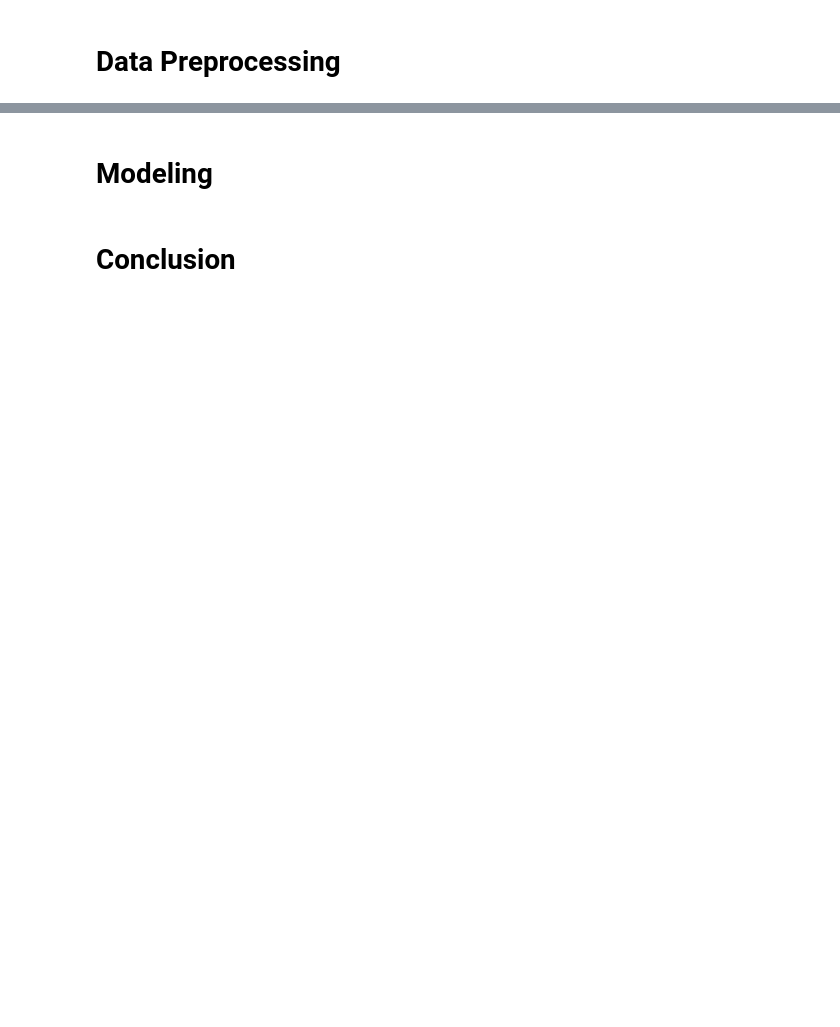
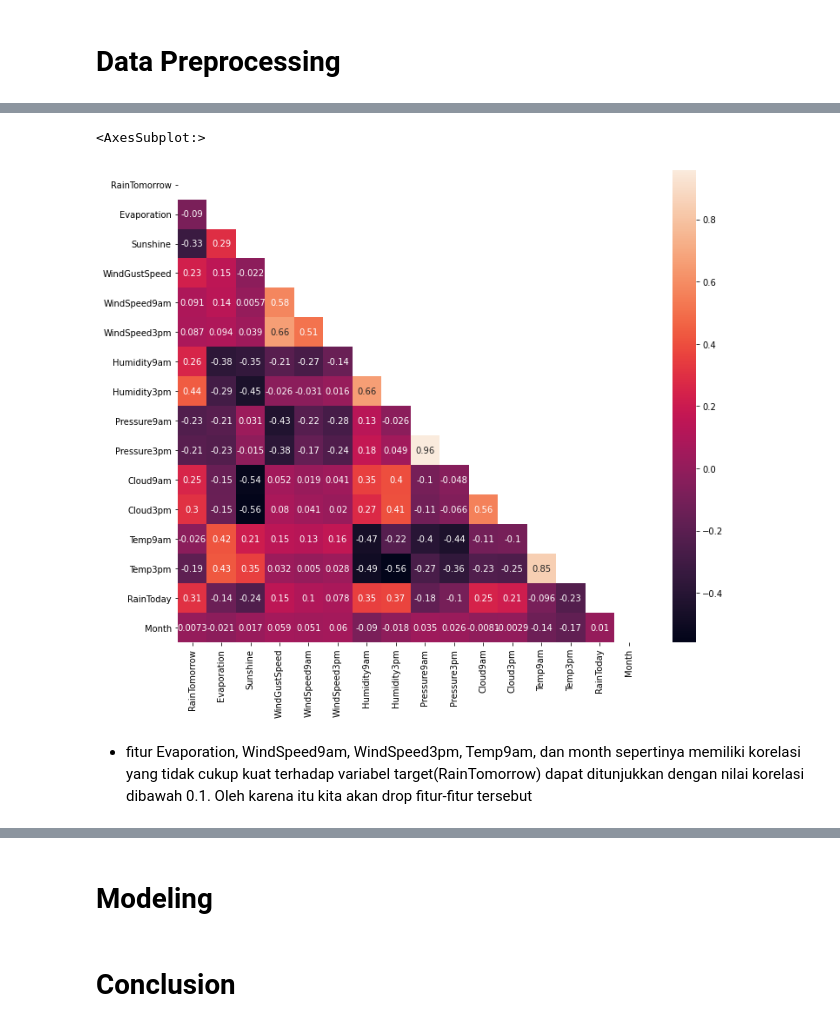
Before and after one commit to safiraauliar/FinalProject2-LogistikRegression-SVM-kelompok1, a Jupyter notebook: PYTN_KampusMerdeka_fp2.ipynb, the cells around one changed output, grey strips where cells are left out. Cells and saved outputs as stored; diff of their text form; code cells hidden in the pictures; blank space fills up the shorter version.

```diff
--- a/PYTN_KampusMerdeka_fp2.ipynb
+++ b/PYTN_KampusMerdeka_fp2.ipynb
@@ -269,0 +419,5 @@ px.scatter(df.sample(5000), x='Temp3pm', y='Humidity3pm',
+# %%
+#Encoding semua kolom bertipe cateogory dengan onehot encoder
+from sklearn.preprocessing import OneHotEncoder
+categorical_cols = df.select_dtypes(include=['object','category']).columns.tolist()
+print(categorical_cols)
@@ -269,0 +426,8 @@ px.scatter(df.sample(5000), x='Temp3pm', y='Humidity3pm',
+# %%
+#inisiasi OneHotEncoder dan menggabungkan original dataframe dengan kolom encode ke dataframe
+for col in categorical_cols:
+        encoder = OneHotEncoder(handle_unknown='ignore')
+        encoder_df = pd.DataFrame(encoder.fit_transform(df[[col]]).toarray())
+        encoder_df.columns = encoder.get_feature_names_out([col])
+        df = df.drop(col, axis=1)
+        df = pd.concat([df, encoder_df], axis=1)
@@ -269,0 +489,7 @@ px.scatter(df.sample(5000), x='Temp3pm', y='Humidity3pm',
+# %%
+# isi missing value dengan mean untuk data yang bertipe numerical dan mode untuk data yang bertipe categorical
+num_cols = df.select_dtypes(include=['float64','int64']).columns.tolist()
+print(f"Numerical Columns : {num_cols}")
+for col in num_cols:
+    df[col] = df[col].fillna(df[col].mean())
+print("\n")
@@ -269,0 +513,6 @@ px.scatter(df.sample(5000), x='Temp3pm', y='Humidity3pm',
+# %%
+cols = ['RainTomorrow','Evaporation', 'Sunshine', 'WindGustSpeed', 'WindSpeed9am', 'WindSpeed3pm', 'Humidity9am',
+        'Humidity3pm', 'Pressure9am', 'Pressure3pm','Cloud9am', 'Cloud3pm', 'Temp9am', 'Temp3pm',
+        'RainToday', 'Month']
+new_data = df[cols]
+new_data.head()
@@ -269,0 +526,8 @@ px.scatter(df.sample(5000), x='Temp3pm', y='Humidity3pm',
+# %%
+plt.figure(figsize=(12,10))
+sns.heatmap(new_data.corr(), annot=True, mask=np.triu(new_data.corr()))
+# %% [output]
+<AxesSubplot:>
+[figure, added]
+# %% [markdown]
+* fitur Evaporation, WindSpeed9am, WindSpeed3pm, Temp9am, dan month sepertinya memiliki korelasi yang tidak cukup kuat terhadap variabel target(RainTomorrow) dapat ditunjukkan dengan nilai korelasi dibawah 0.1. Oleh karena itu kita akan drop fitur-fitur tersebut
```
Also changed, not shown: parts of 42 cells of this notebook.
